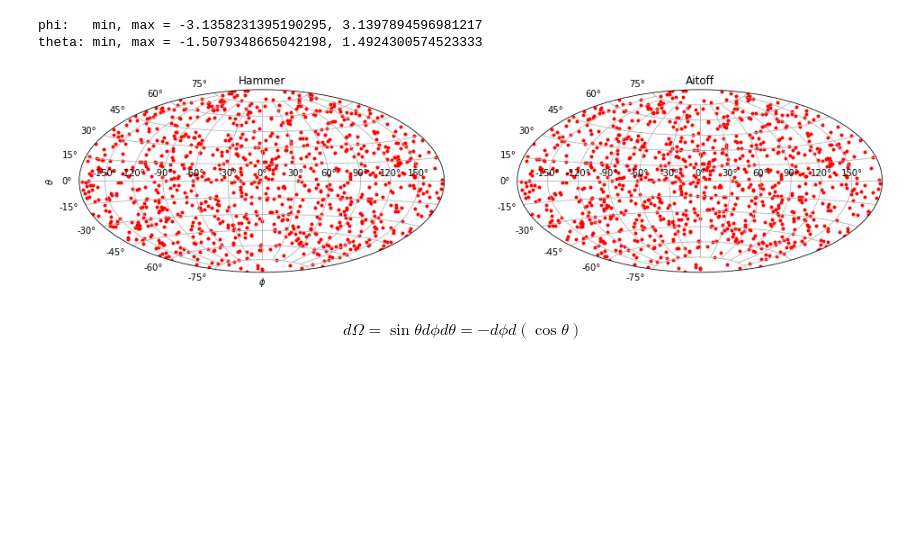
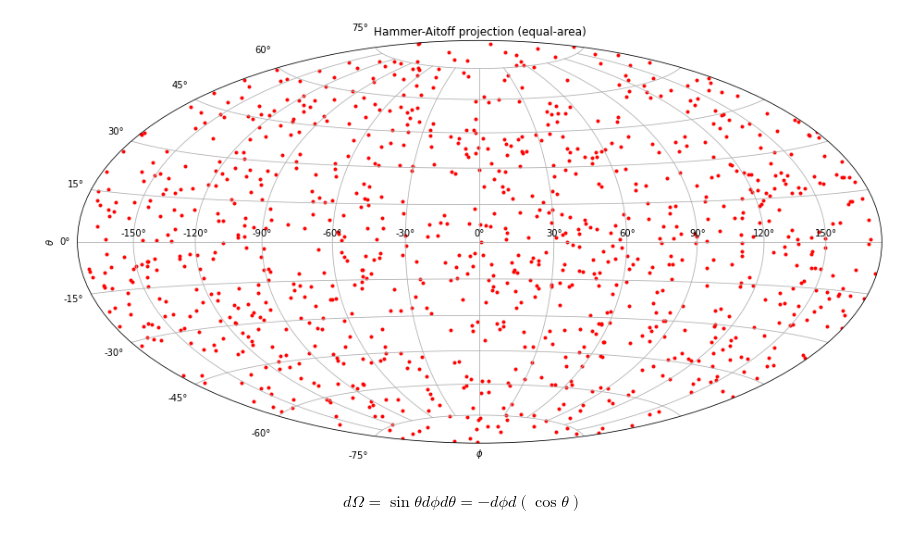
Before and after one commit to jbattat/Python-Tutorials, a Jupyter notebook: skymap.ipynb, the cells around one changed output. Drawn from its saved outputs; the diff is of its cells as text; code cells hidden in the pictures; blank space fills up the shorter version.

```diff
--- a/skymap.ipynb
+++ b/skymap.ipynb
@@ -1,39 +1,28 @@
 # %%
 import matplotlib.pyplot as plt
 import numpy as np
-
-# get random values to plot
-#needs to be in radians from (-pi,pi) & (-pi/2, pi/2)
-#a = np.random.rand(100)*2*np.pi - np.pi
-#d = np.random.rand(100)*np.pi - np.pi/2
-#todo(make values astropy.cooridnates and use wrap_at(180*u.degree). Allows for more varriable data.
 
 # Sample randomly to give equal number of points per area of sphere
 # See: https://mathworld.wolfram.com/SpherePointPicking.html
 n=1000
 u = np.random.uniform(0, 1, n)
 v = np.random.uniform(0, 1, n)
 
 phi = 2*np.pi*u - np.pi          # longitude (from -pi to pi)
 theta = np.arccos(2*v-1)-np.pi/2 # latitude (from -pi/2 to pi/2)
 
-print(f"phi:   min, max = {np.min(phi)}, {np.max(phi)}")
-print(f"theta: min, max = {np.min(theta)}, {np.max(theta)}")
+#print(f"phi:   min, max = {np.min(phi)}, {np.max(phi)}")
+#print(f"theta: min, max = {np.min(theta)}, {np.max(theta)}")
 
-#make figure
+# Make figure
 fig = plt.figure(figsize=(16,8))
-ax = fig.add_subplot(111, projection='hammer' ) # or mollweide, aitoff, or lambert. [example](http://matplotlib.org/examples/pylab_examples/geo_demo.html)
+ax = fig.add_subplot(projection='hammer' ) # or mollweide, aitoff, or lambert. [example](http://matplotlib.org/examples/pylab_examples/geo_demo.html)
 ax.scatter(phi, theta, marker='.', color='r')
 ax.grid(True)
-ax.set_title("Hammer")
-#ax.set_xticklabels(['14h','16h','18h','20h','22h','0h','2h','4h','6h','8h','10h']) #use if you want to change to a better version of RA.
-plt.xlabel(r'$\phi$')
-plt.ylabel(r'$\theta$')
-#plt.show()
-#fig.savefig('allsky.pdf')
+ax.set_xlabel(r'$\phi$')
+ax.set_ylabel(r'$\theta$')
+ax.set_title("Hammer-Aitoff projection (equal-area)");
 # %% [output]
-phi:   min, max = -3.1358231395190295, 3.1397894596981217
-theta: min, max = -1.5079348665042198, 1.4924300574523333
-[figure, old version]
+[figure, new version]
 # %% [markdown]
 $$ d\Omega = \sin\theta d\phi d\theta = -d\phi d(\cos\theta) $$
```
